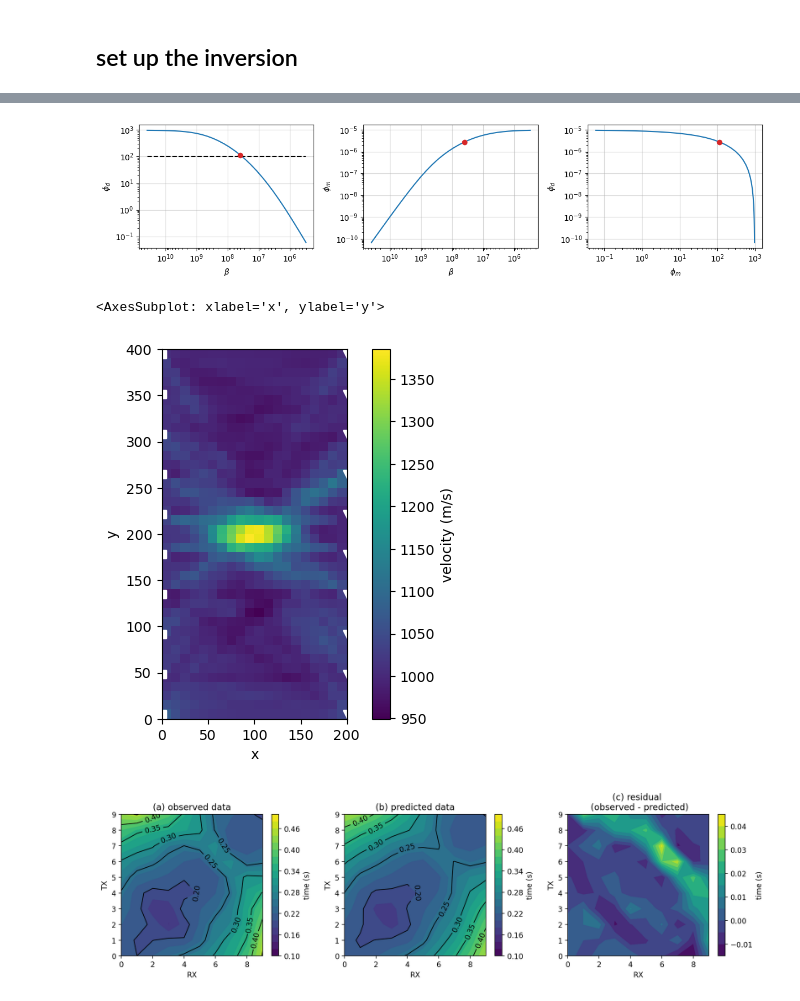
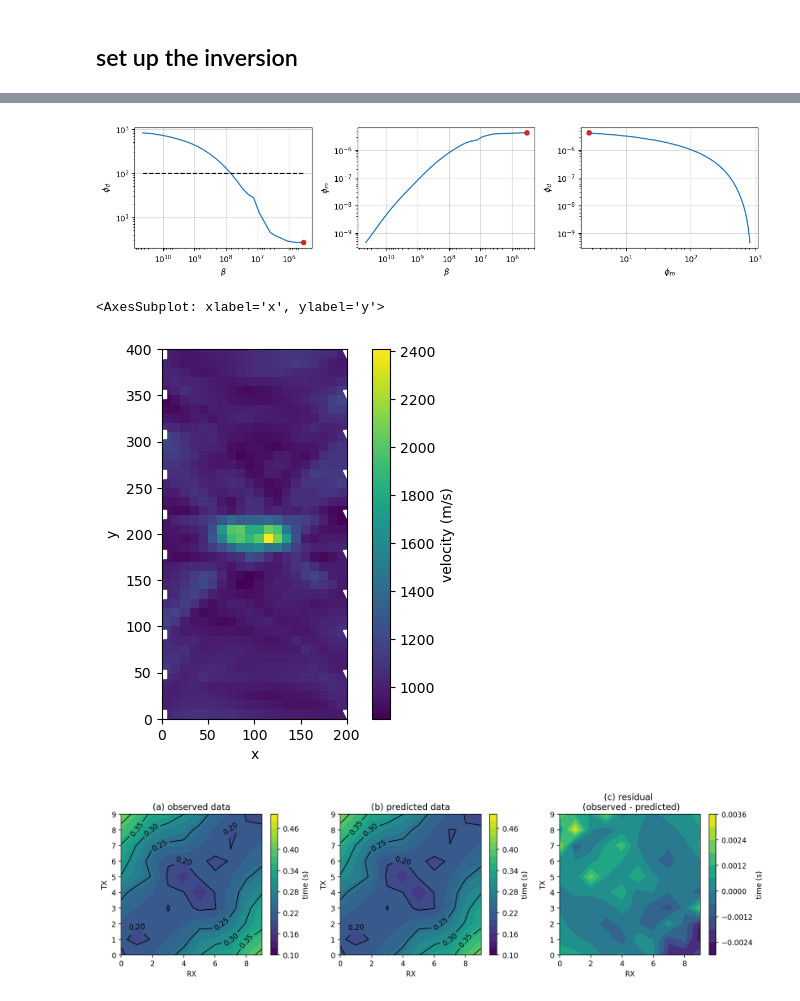
Before and after one commit to lheagy/eosc-454, a Jupyter notebook: lectures/tomography.ipynb, the cells around one changed output, grey strips where cells are left out. Cells and saved outputs as stored; diff of their text form; code cells hidden in the pictures.

```diff
--- a/lectures/tomography.ipynb
+++ b/lectures/tomography.ipynb
@@ -280,12 +276,12 @@ phi_d = [save.outDict[i]["phi_d"] for i in save.outDict.keys()]
 phi_m = [save.outDict[i]["phi_m"] for i in save.outDict.keys()]
 models = [save.outDict[i]["m"] for i in save.outDict.keys()]
 # %%
-iteration = 17
+iteration = 29
 ax = plot_tikhonov_curves(betas, phi_d, phi_m, phid_star=len(noisy_data), iteration=iteration)
 for a in ax.flatten():
     a.grid("both", alpha=0.5)
 # %% [output]
-[figure, old version]
+[figure, new version]
 # %%
 plot_model_survey(
     mesh, 1./models[iteration], source_locations, receiver_locations,
@@ -293,7 +289,7 @@ plot_model_survey(
 )
 # %% [output]
 <AxesSubplot: xlabel='x', ylabel='y'>
-[figure, old version]
+[figure, new version]
 # %%
 fig, ax = plt.subplots(1, 3, figsize=(13, 3.5), dpi=200)
 dpred_i = simulation.dpred(models[iteration])
@@ -322,4 +318,4 @@ ax[1].set_title("(b) predicted data")
 ax[2].set_title("(c) residual \n (observed - predicted)")
 plt.tight_layout()
 # %% [output]
-[figure, old version]
+[figure, new version]
```
Also changed, not shown: parts of 7 cells of this notebook.
